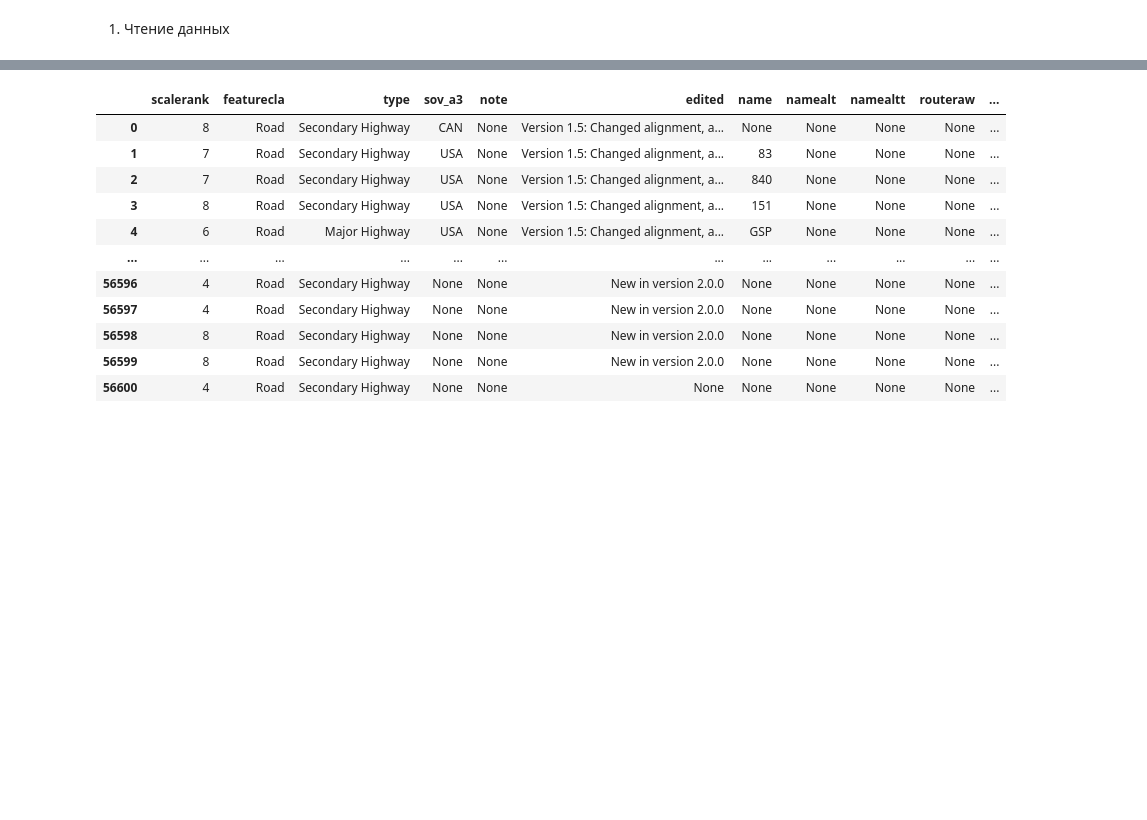
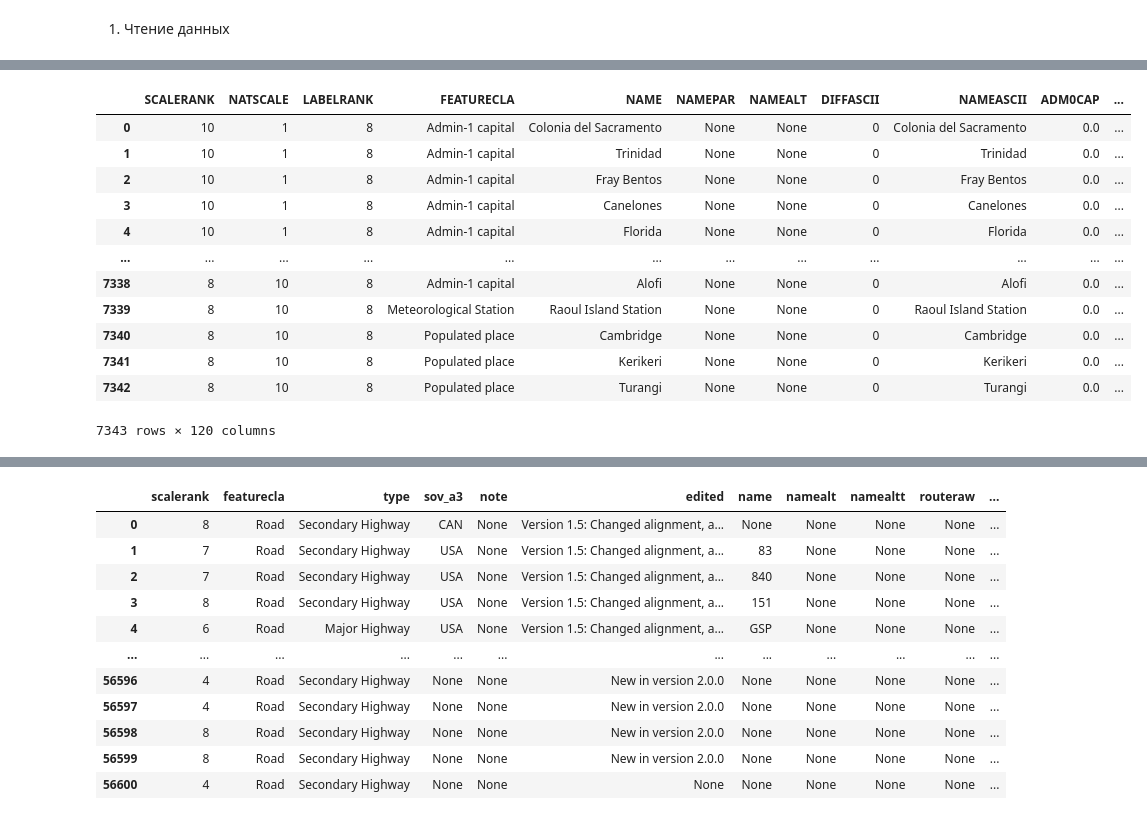
Before and after one commit to mastartseva/mentor_task_1, a Jupyter notebook: task_1_mentor.ipynb, the cells around one changed output, grey strips where cells are left out. Drawn from its saved outputs; the diff is of its cells as text; code cells hidden in the pictures; blank space fills up the shorter version.

```diff
--- a/task_1_mentor.ipynb
+++ b/task_1_mentor.ipynb
@@ -223,0 +240,16 @@ cattle = rasterio.open(
+# %%
+cities_populated
+# %% [output]
+|  | SCALERANK | NATSCALE | LABELRANK | FEATURECLA | NAME | NAMEPAR | NAMEALT | DIFFASCII | NAMEASCII | ADM0CAP | ... |
+| 0 | 10 | 1 | 8 | Admin-1 capital | Colonia del Sacramento | None | None | 0 | Colonia del Sacramento | 0.0 | ... |
+| 1 | 10 | 1 | 8 | Admin-1 capital | Trinidad | None | None | 0 | Trinidad | 0.0 | ... |
+| 2 | 10 | 1 | 8 | Admin-1 capital | Fray Bentos | None | None | 0 | Fray Bentos | 0.0 | ... |
+| 3 | 10 | 1 | 8 | Admin-1 capital | Canelones | None | None | 0 | Canelones | 0.0 | ... |
+| 4 | 10 | 1 | 8 | Admin-1 capital | Florida | None | None | 0 | Florida | 0.0 | ... |
+| ... | ... | ... | ... | ... | ... | ... | ... | ... | ... | ... | ... |
+| 7338 | 8 | 10 | 8 | Admin-1 capital | Alofi | None | None | 0 | Alofi | 0.0 | ... |
+| 7339 | 8 | 10 | 8 | Meteorological Station | Raoul Island Station | None | None | 0 | Raoul Island Station | 0.0 | ... |
+| 7340 | 8 | 10 | 8 | Populated place | Cambridge | None | None | 0 | Cambridge | 0.0 | ... |
+| 7341 | 8 | 10 | 8 | Populated place | Kerikeri | None | None | 0 | Kerikeri | 0.0 | ... |
+| 7342 | 8 | 10 | 8 | Populated place | Turangi | None | None | 0 | Turangi | 0.0 | ... |
+7343 rows × 120 columns
```
Also changed, not shown: parts of 20 cells of this notebook.
